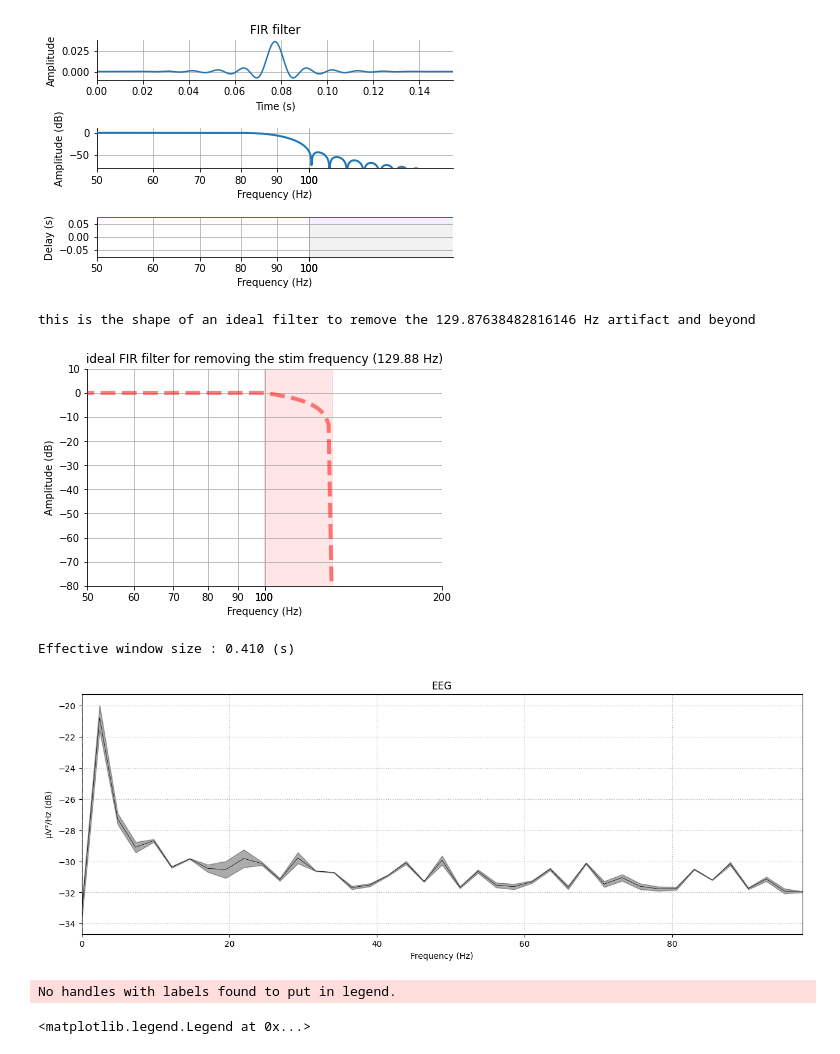
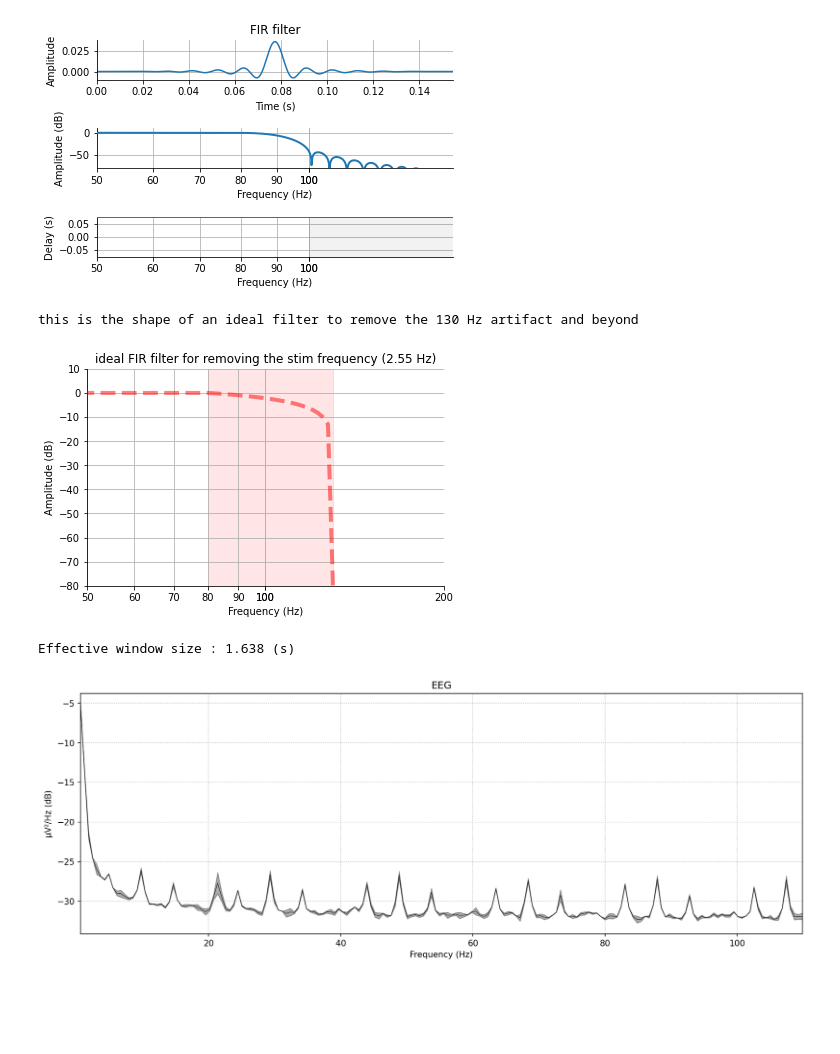
Before and after one commit to tmorshed/dbs_cep, a Jupyter notebook: cep_thesis.ipynb, the cells around one changed output. Drawn from its saved outputs; the diff is of its cells as text; code cells hidden in the pictures; blank space fills up the shorter version.

```diff
--- a/cep_thesis.ipynb
+++ b/cep_thesis.ipynb
@@ -194,12 +213,9 @@ print('Average stimulation frequency in the imported window is {} Hz'.format(
     stim_avg_freq
 ))
 print()
-
 print('Maximum distance between the stimulations is {} datapoints'.format(
     stim_max_dist*sampling_rate
 ))
-
-
 print('Mean distance between the stimulations is {} datapoints'.format(
     stim_max_dist*sampling_rate
 ))
@@ -220,16 +236,17 @@ print()
     #axis=1)
 #print(sp_data.shape)
 
-
+dpi =150
 fig1 = plt.figure(dpi=dpi);
 #plt.savefig(fname='/content/drive/My Drive/research/nsbspl/figures/cep/{}_selected_window.png'.format(datetime.now()))
-axes=fig1.add_axes([0, 0, figwid, 1]);
-axes.plot(x, y, c='k');
-axes.scatter(indx_pks, pks, marker='x', c='maroon');
+axes=fig1.add_axes([0,0,3.5,1]);
+axes.plot(x, y, c='k', label='LFP');
+axes.scatter(indx_pks, pks, marker='x', c='maroon', label='DBS');
 axes.set_title('detected peaks');
 axes.set_facecolor('white');
 axes.set_ylabel('LFP in mV, mean = 0');
 axes.set_xlabel('time, in seconds');
 axes.autoscale_view(tight=True, scalex=True, scaley=True);
+axes.legend(('LFP', 'DBS'))
 plt.show()
 # %% [output]
@@ -348,7 +410,7 @@ Designing a one-pass, zero-phase, non-causal lowpass filter:
 - Filter length: 775 samples (0.155 sec)
 [figure]
 # %%
-freq = [0, 10, stim_avg_freq-30, stim_avg_freq]; #starts the fir 30 Hz before the stim frequency
+freq = [0, 10, 80, 130]; #starts the fir 30 Hz before the stim frequency
 gain = [1, 1, 1, 0];                                                                                       #   <<==  choose FIR filter params here
 
 print('this is the shape of an ideal filter to remove the {} Hz artifact and beyond'
@@ -357,22 +419,20 @@ print()
 
 mne.viz.plot_ideal_filter(freq, gain, flim=(50, 200), title='ideal FIR filter for removing the stim frequency ({} Hz)'.format(round(stim_avg_freq,2)));
 # %% [output]
-this is the shape of an ideal filter to remove the 129.87638482816146 Hz artifact and beyond
+this is the shape of an ideal filter to remove the 130 Hz artifact and beyond
-[figure, old version]
+[figure, new version]
 # %%
-fig_psd = plt.figure(dpi=dpi*2);
-axes_psd = fig_psd.add_axes([0,0,2,1])
-
+fig_psd = plt.figure(dpi=dpi);
+axes_psd = fig_psd.add_axes([0,0,2,1]);
 
 """in the STN-OFF file, the L1 channel is very low freq. activity.
 It might have had bad wiring/connectivity.""";
 
-picks_psd = ['C1', 'C2', 'C3', 'FP1', 'FP2']
-raw.plot_psd(ax=axes_psd, fmax= 100, color='k', estimate='power', n_fft=2048,
-             picks=picks_psd, average=True);
-axes.legend()
+picks_psd = ['C1', 'C2', 'FP1', 'FP2'];
+raw.plot_psd(ax=axes_psd, fmax= 110, color='k', estimate='power', n_fft=8192,
+             picks=picks_psd, average=True, n_overlap = 4096, fmin = 0.1);
+
+plt.show()
 # %% [output]
-Effective window size : 0.410 (s)
+Effective window size : 1.638 (s)
-[figure, old version]
+[figure, new version]
-No handles with labels found to put in legend.
-<matplotlib.legend.Legend at 0x...>
```
Also changed, not shown: parts of 11 cells of this notebook.
